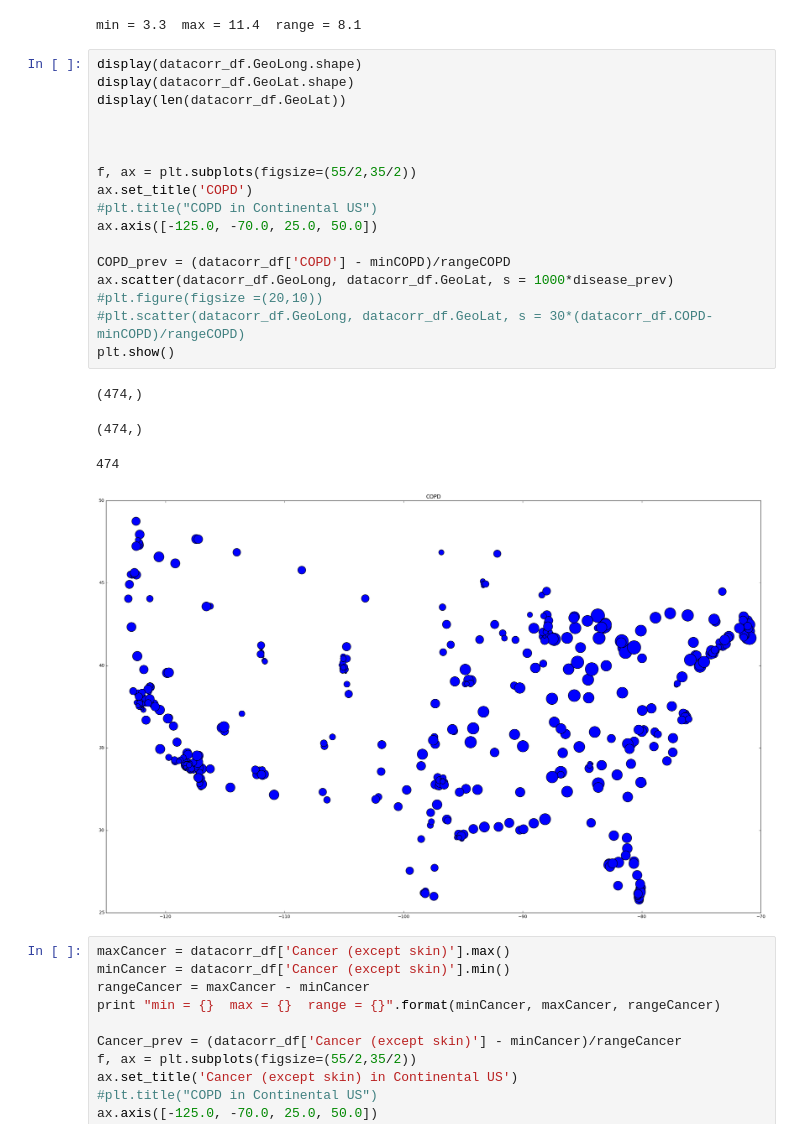
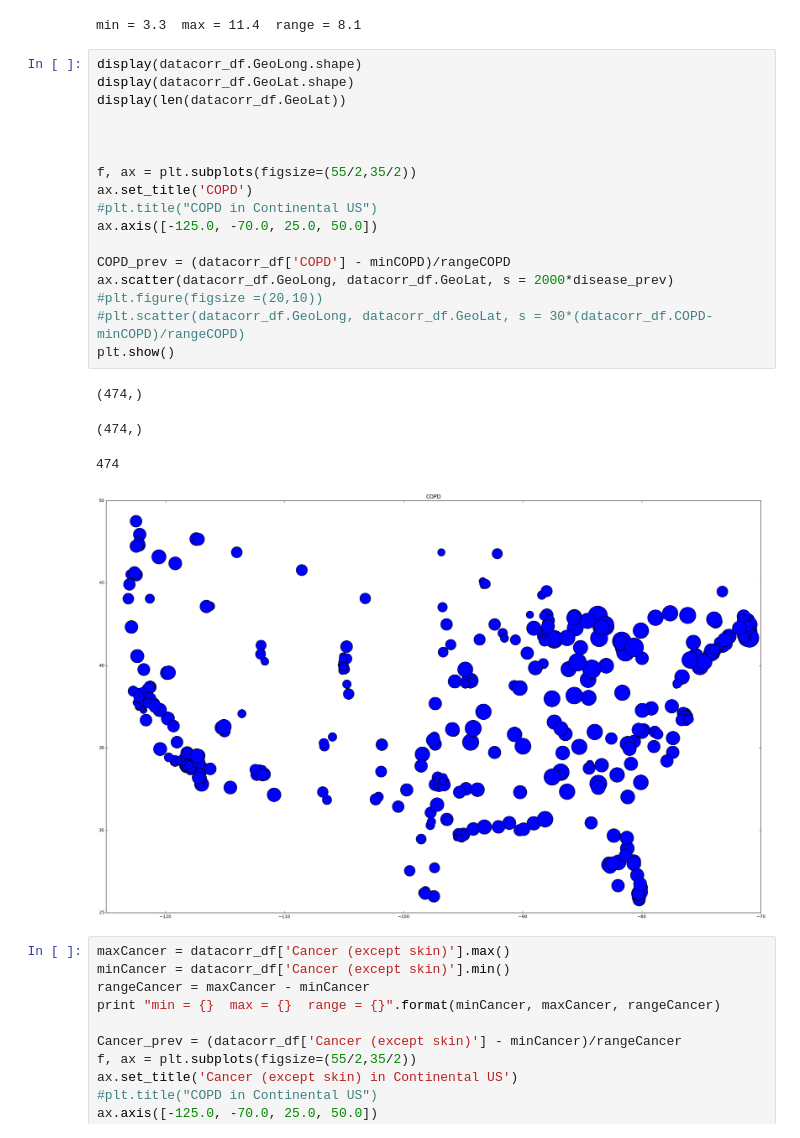
Before and after one commit to RJBeetel3/500_Cities_Project, a Jupyter notebook: 500_Cities_Data_Exploration4.ipynb, the cells around one changed output. Saved outputs shown, nothing was run; the diff lists cells and outputs as text.

Commit message:
Updated plotting for disease prevalence

```diff
--- a/500_Cities_Data_Exploration4.ipynb
+++ b/500_Cities_Data_Exploration4.ipynb
@@ -261,25 +261,25 @@ min = 3.3  max = 11.4  range = 8.1
 # %%
 display(datacorr_df.GeoLong.shape)
 display(datacorr_df.GeoLat.shape)
 display(len(datacorr_df.GeoLat))
 
 
 
 f, ax = plt.subplots(figsize=(55/2,35/2))
 ax.set_title('COPD')
 #plt.title("COPD in Continental US")
 ax.axis([-125.0, -70.0, 25.0, 50.0])
 
 COPD_prev = (datacorr_df['COPD'] - minCOPD)/rangeCOPD
-ax.scatter(datacorr_df.GeoLong, datacorr_df.GeoLat, s = 1000*disease_prev)
+ax.scatter(datacorr_df.GeoLong, datacorr_df.GeoLat, s = 2000*disease_prev)
 #plt.figure(figsize =(20,10))
 #plt.scatter(datacorr_df.GeoLong, datacorr_df.GeoLat, s = 30*(datacorr_df.COPD-minCOPD)/rangeCOPD)
 plt.show()
 # %% [output]
 (474,)
 (474,)
 474
-[figure, old version]
+[figure, new version]
 # %%
 maxCancer = datacorr_df['Cancer (except skin)'].max()
 minCancer = datacorr_df['Cancer (except skin)'].min()
```
